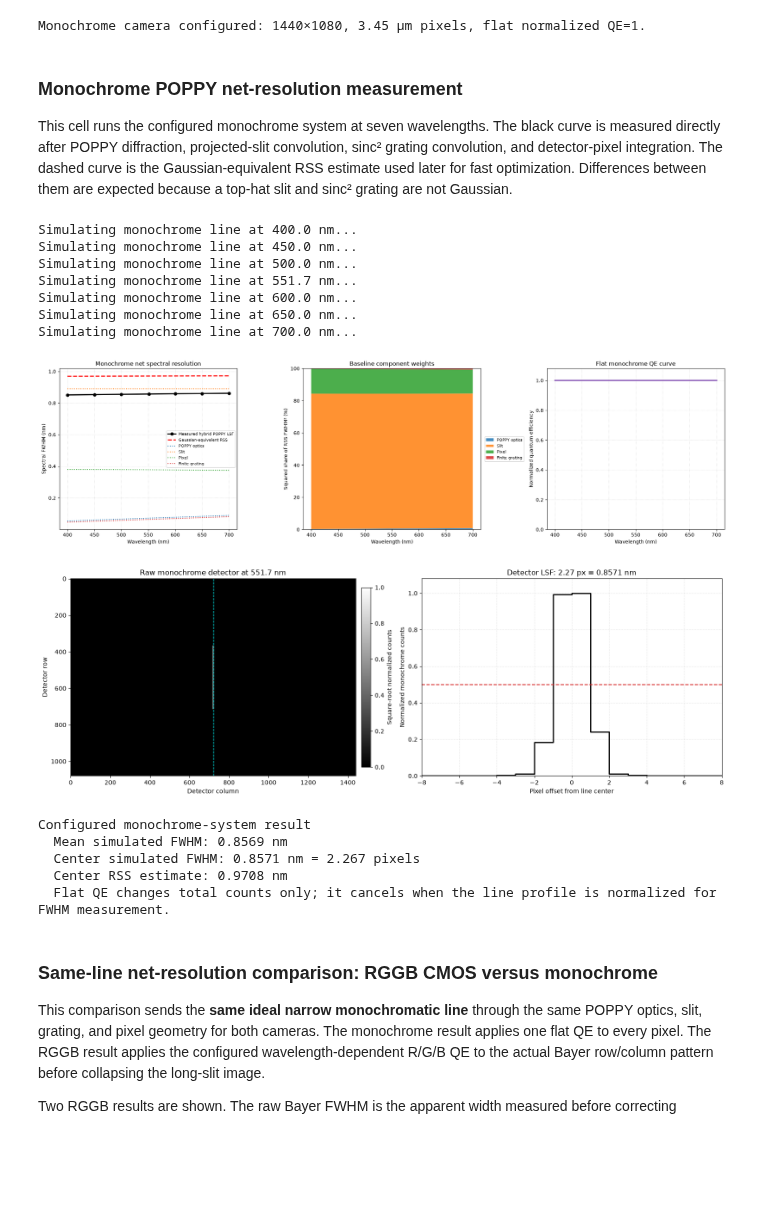
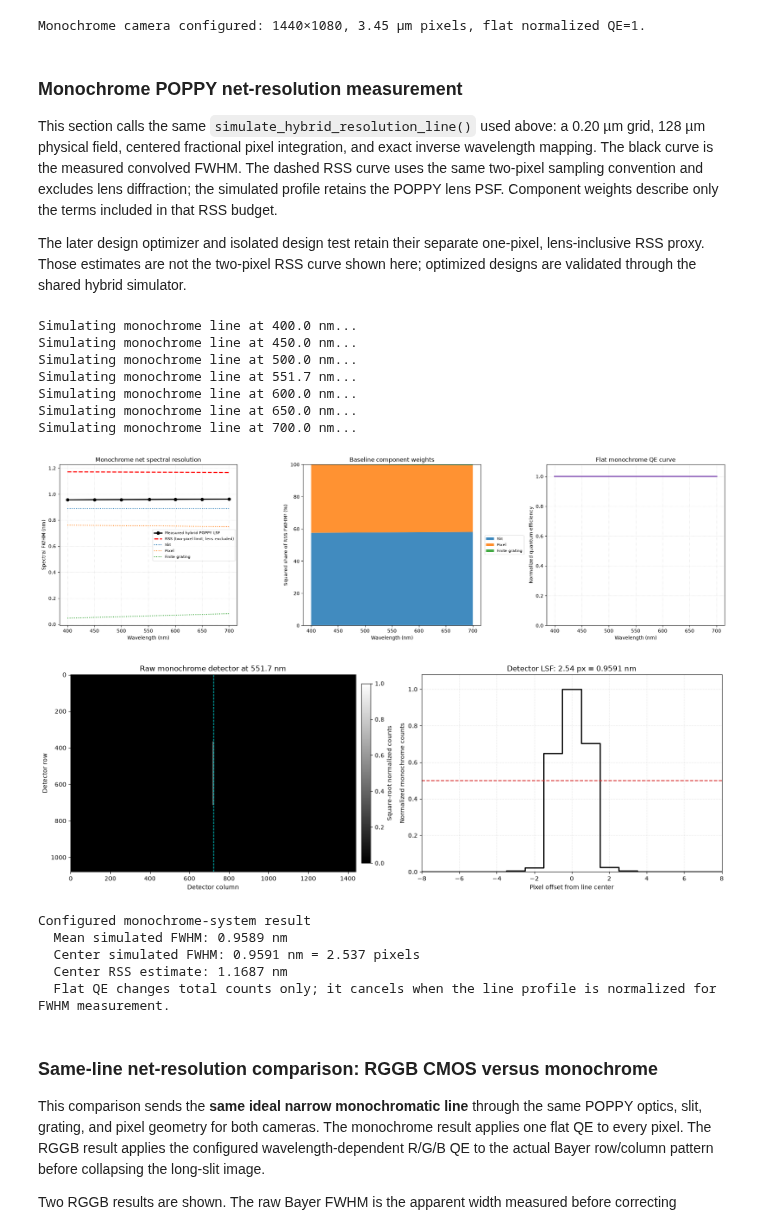
Before and after one commit to Arcobaleno-29/Spectrometer-simulation, a Jupyter notebook: Simulation_spec.ipynb, the cells around one changed output. Cells and saved outputs as stored; diff of their text form; code cells hidden in the pictures; blank space fills up the shorter version.

```diff
--- a/Simulation_spec.ipynb
+++ b/Simulation_spec.ipynb
@@ -648,6 +648,7 @@ def simulate_hybrid_resolution_line(wavelength_nm, cfg=CONFIG):
     )
 
     return {
+        "dispersion_nm_per_um": dispersion_nm_per_um,
         "wavelength_nm": wavelength_nm,
         "wavelength_axis_nm": wavelength_axis_nm,
         "detector_offsets_px": detector_offsets_px,
@@ -2344,7 +2286,9 @@ Monochrome camera configured: 1440×1080, 3.45 µm pixels, flat normalized QE=1.
 # %% [markdown]
 ### Monochrome POPPY net-resolution measurement
 
-This cell runs the configured monochrome system at seven wavelengths. The black curve is measured directly after POPPY diffraction, projected-slit convolution, sinc² grating convolution, and detector-pixel integration. The dashed curve is the Gaussian-equivalent RSS estimate used later for fast optimization. Differences between them are expected because a top-hat slit and sinc² grating are not Gaussian.
+This section calls the same `simulate_hybrid_resolution_line()` used above: a 0.20 µm grid, 128 µm physical field, centered fractional pixel integration, and exact inverse wavelength mapping. The black curve is the measured convolved FWHM. The dashed RSS curve uses the same two-pixel sampling convention and excludes lens diffraction; the simulated profile retains the POPPY lens PSF. Component weights describe only the terms included in that RSS budget.
+
+The later design optimizer and isolated design test retain their separate one-pixel, lens-inclusive RSS proxy. Those estimates are not the two-pixel RSS curve shown here; optimized designs are validated through the shared hybrid simulator.
 # %%
 # =============================================================================
 # BASELINE MONOCHROME POPPY SIMULATION ACROSS THE SPECTRAL BAND
@@ -2373,9 +2317,6 @@ mono_poppy_optical_fwhm_um = np.array([
 ])
 
 component_curves = {
-    "POPPY optics": np.array([
-        result["optical_fwhm_nm"] for result in mono_poppy_results
-    ]),
     "Slit": np.array([
         result["slit_fwhm_nm"] for result in mono_poppy_results
     ]),
@@ -2404,7 +2345,7 @@ axes[0].plot(
     mono_poppy_rss_fwhm_nm,
     "r--",
     linewidth=2.2,
-    label="Gaussian-equivalent RSS",
+    label="RSS (two-pixel limit; lens excluded)",
 )
 for name, curve in component_curves.items():
     axes[0].plot(
@@ -2506,39 +2447,39 @@ ax_profile.set_title(
     f"Detector LSF: {center_result['measured_fwhm_px']:.2f} px = "
     f"{center_result['simulated_fwhm_nm']:.4f} nm"
 )
 ax_profile.grid(True, linestyle=":", alpha=0.5)
 plt.tight_layout()
 plt.show()
 
 print("Configured monochrome-system result")
 print(
     f"  Mean simulated FWHM: "
     f"{np.mean(mono_poppy_simulated_fwhm_nm):.4f} nm"
 )
 print(
     f"  Center simulated FWHM: "
     f"{center_result['simulated_fwhm_nm']:.4f} nm "
     f"= {center_result['measured_fwhm_px']:.3f} pixels"
 )
 print(f"  Center RSS estimate: {center_result['rss_fwhm_nm']:.4f} nm")
 print(
     "  Flat QE changes total counts only; it cancels when the line profile "
     "is normalized for FWHM measurement."
 )
 # %% [output]
 Simulating monochrome line at 400.0 nm...
 Simulating monochrome line at 450.0 nm...
 Simulating monochrome line at 500.0 nm...
 Simulating monochrome line at 551.7 nm...
 Simulating monochrome line at 600.0 nm...
 Simulating monochrome line at 650.0 nm...
 Simulating monochrome line at 700.0 nm...
-[figure, old version]
+[figure, new version]
-[figure, old version]
+[figure, new version]
 Configured monochrome-system result
-  Mean simulated FWHM: 0.8569 nm
-  Center simulated FWHM: 0.8571 nm = 2.267 pixels
-  Center RSS estimate: 0.9708 nm
+  Mean simulated FWHM: 0.9589 nm
+  Center simulated FWHM: 0.9591 nm = 2.537 pixels
+  Center RSS estimate: 1.1687 nm
   Flat QE changes total counts only; it cancels when the line profile is normalized for FWHM measurement.
 # %% [markdown]
 ### Same-line net-resolution comparison: RGGB CMOS versus monochrome
```
Also changed, not shown: parts of 11 cells of this notebook.
